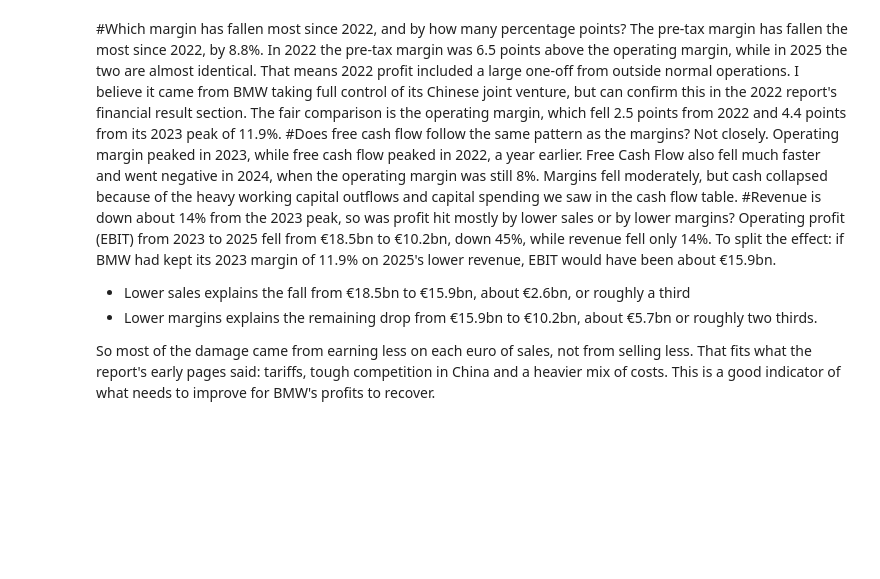
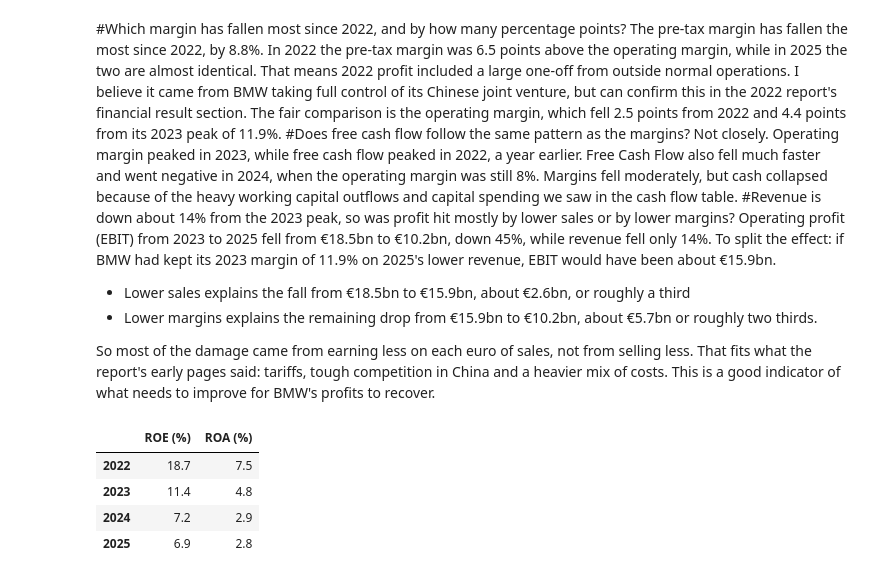
Before and after one commit to JoeSteward-04/Asset-Management-Project, a Jupyter notebook: notebooks/BMW_data_pull.ipynb, the cells around one changed output. Cells and saved outputs as stored; diff of their text form; code cells hidden in the pictures; blank space fills up the shorter version.

```diff
--- a/notebooks/BMW_data_pull.ipynb
+++ b/notebooks/BMW_data_pull.ipynb
@@ -475,3 +475,27 @@ Operating profit (EBIT) from 2023 to 2025 fell from €18.5bn to €10.2bn, down
 - Lower margins explains the remaining drop from €15.9bn to €10.2bn, about €5.7bn or roughly two thirds.
 
 So most of the damage came from earning less on each euro of sales, not from selling less. That fits what the report's early pages said: tariffs, tough competition in China and a heavier mix of costs. This is a good indicator of what needs to improve for BMW's profits to recover.
+# %%
+balance = bmw_ticker.balance_sheet
+income = bmw_ticker.income_stmt
+
+returns = pd.DataFrame({
+    "ROE (%)":(income.loc["Net Income Common Stockholders"]/
+               balance.loc["Stockholders Equity"] * 100).round(1),
+    "ROA (%)":(income.loc["Net Income Including Noncontrolling Interests"]/
+               balance.loc["Total Assets"] * 100).round(1),
+}).dropna(how="all")
+
+#pandas automatically lines up divisions by year
+#shareholders profit is shareholders equity for ROE
+#this gives us the table of ratios
+
+returns.index = returns.index.year
+returns = returns.sort_index()
+returns
+# %% [output]
+|  | ROE (%) | ROA (%) |
+| 2022 | 18.7 | 7.5 |
+| 2023 | 11.4 | 4.8 |
+| 2024 | 7.2 | 2.9 |
+| 2025 | 6.9 | 2.8 |
```
Also changed, not shown: parts of 6 cells of this notebook.
